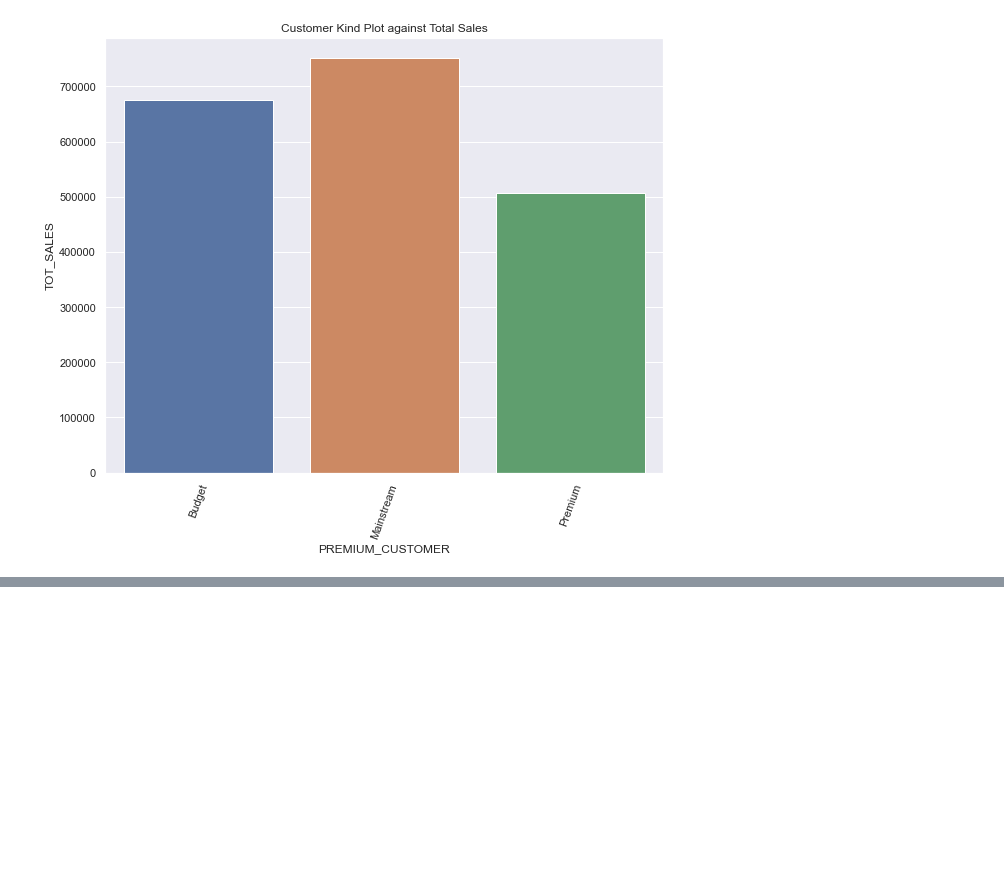
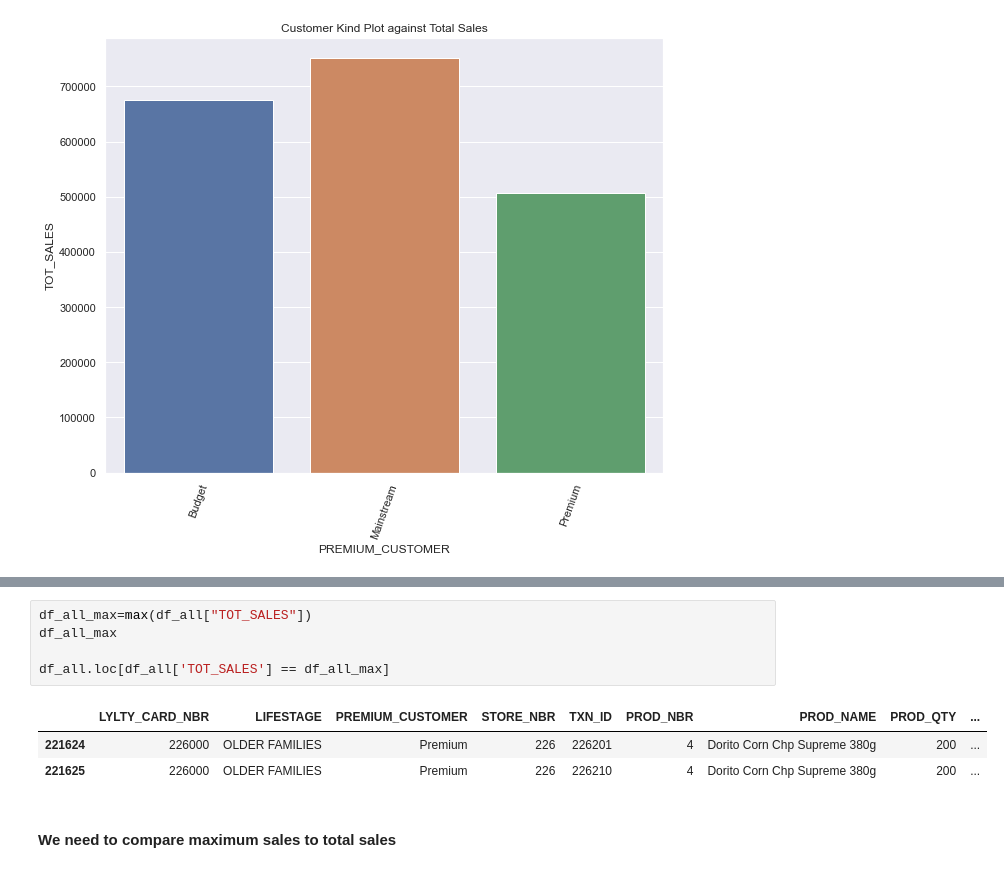
Before and after one commit to CHRISTINEMUTHEE/Quantium-Analysis, a Jupyter notebook: notebooks/data_cleaning.ipynb, the cells around one changed output, grey strips where cells are left out. Cells and saved outputs as stored; diff of their text form; blank space fills up the shorter version.

```diff
--- a/notebooks/data_cleaning.ipynb
+++ b/notebooks/data_cleaning.ipynb
@@ -428,0 +408,11 @@ plt.xticks(rotation=70)
+# %%
+df_all_max=max(df_all["TOT_SALES"])
+df_all_max
+
+df_all.loc[df_all['TOT_SALES'] == df_all_max]
+# %% [output]
+|  | LYLTY_CARD_NBR | LIFESTAGE | PREMIUM_CUSTOMER | STORE_NBR | TXN_ID | PROD_NBR | PROD_NAME | PROD_QTY | ... |
+| 221624 | 226000 | OLDER FAMILIES | Premium | 226 | 226201 | 4 | Dorito Corn Chp Supreme 380g | 200 | ... |
+| 221625 | 226000 | OLDER FAMILIES | Premium | 226 | 226210 | 4 | Dorito Corn Chp Supreme 380g | 200 | ... |
+# %% [markdown]
+#### We need to compare maximum sales to total sales
```
Also changed, not shown: parts of 7 cells of this notebook.
